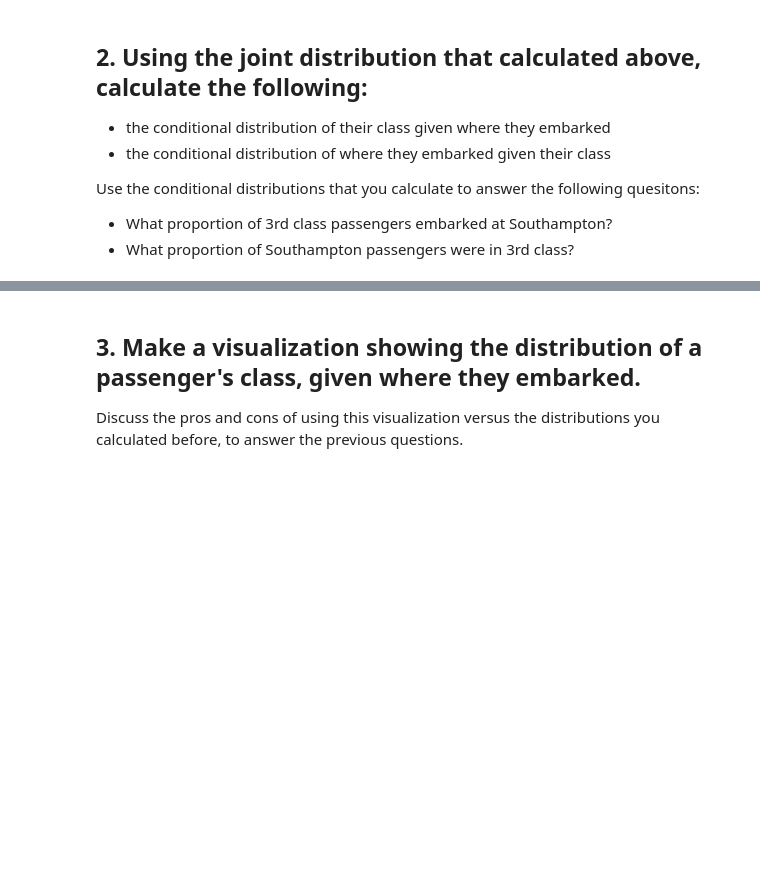
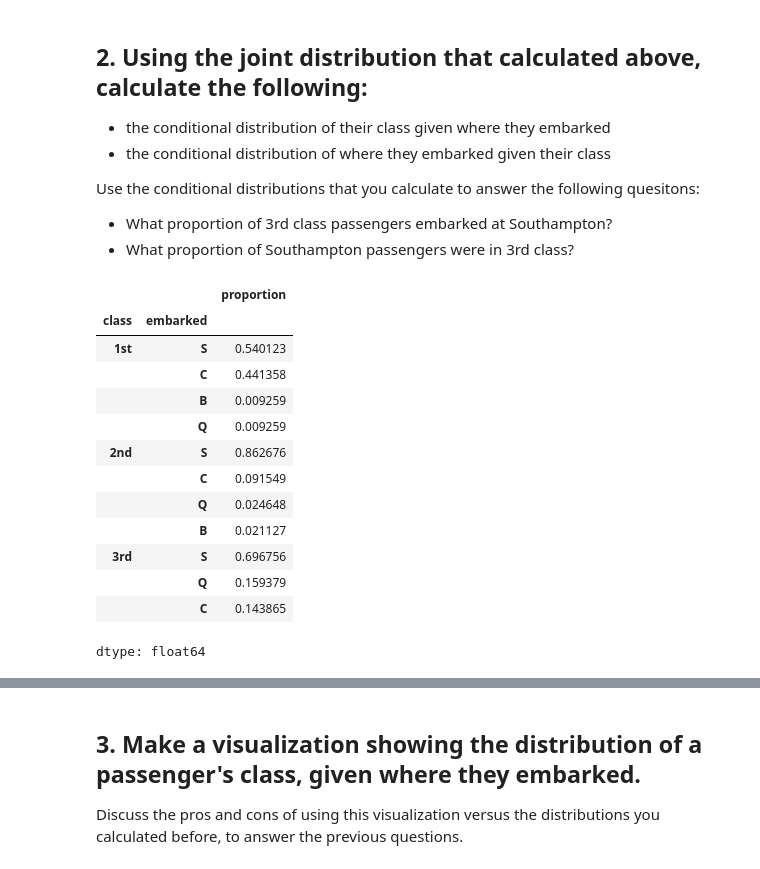
Before and after one commit to ulisesjcaroflores/Week2-GSB530F25, a Jupyter notebook: Titanic_Wrangling.ipynb, the cells around one changed output, grey strips where cells are left out. Cells and saved outputs as stored; diff of their text form; code cells hidden in the pictures; blank space fills up the shorter version.

```diff
--- a/Titanic_Wrangling.ipynb
+++ b/Titanic_Wrangling.ipynb
@@ -48,0 +99,17 @@ Use the conditional distributions that you calculate to answer the following que
+# %%
+df_passenger.groupby("class")["embarked"].value_counts(normalize=True)
+# %% [output]
+|  |  | proportion |
+| class | embarked |  |
+| 1st | S | 0.540123 |
+|  | C | 0.441358 |
+|  | B | 0.009259 |
+|  | Q | 0.009259 |
+| 2nd | S | 0.862676 |
+|  | C | 0.091549 |
+|  | Q | 0.024648 |
+|  | B | 0.021127 |
+| 3rd | S | 0.696756 |
+|  | Q | 0.159379 |
+|  | C | 0.143865 |
+dtype: float64
```
Also changed, not shown: parts of 11 cells of this notebook.
